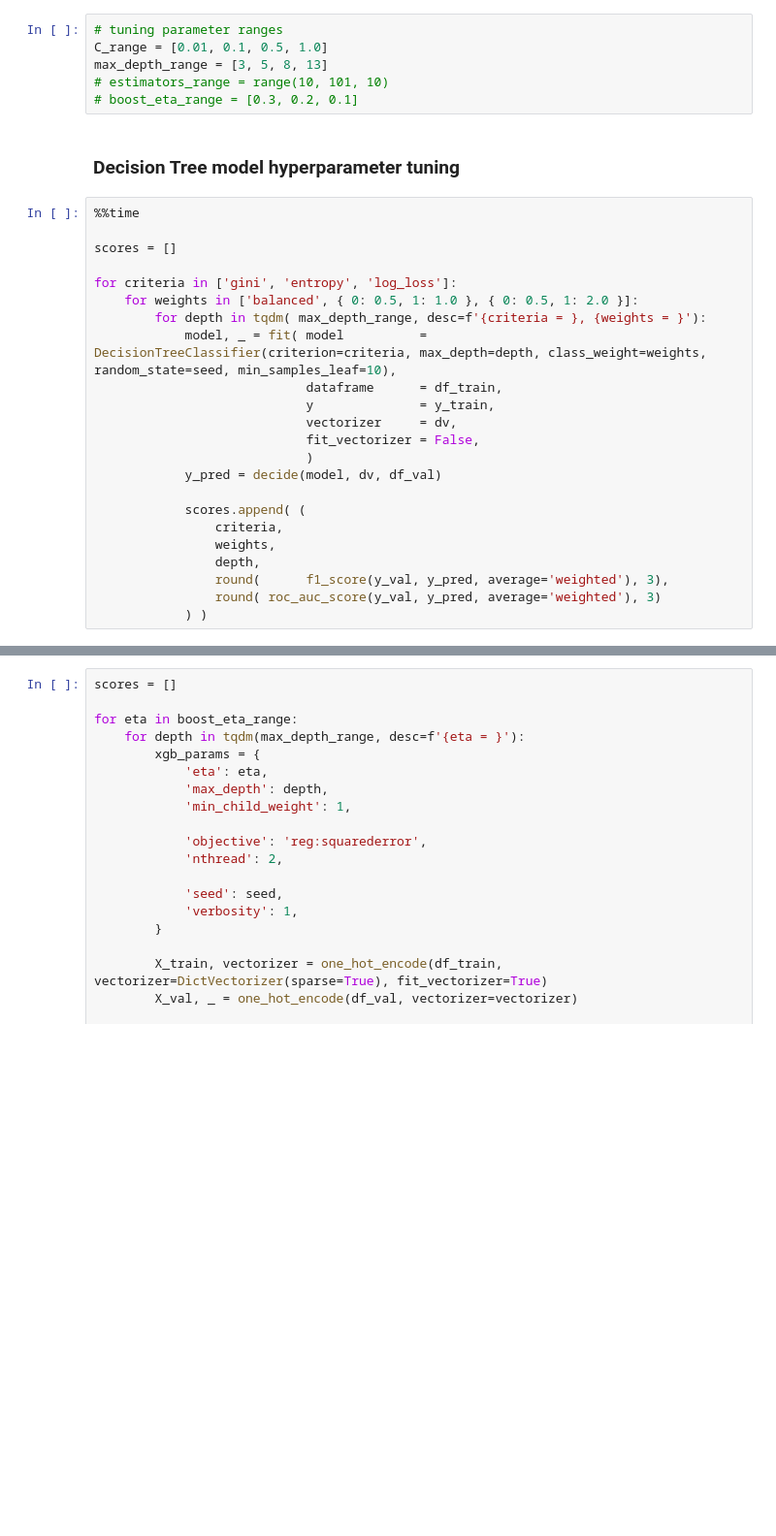
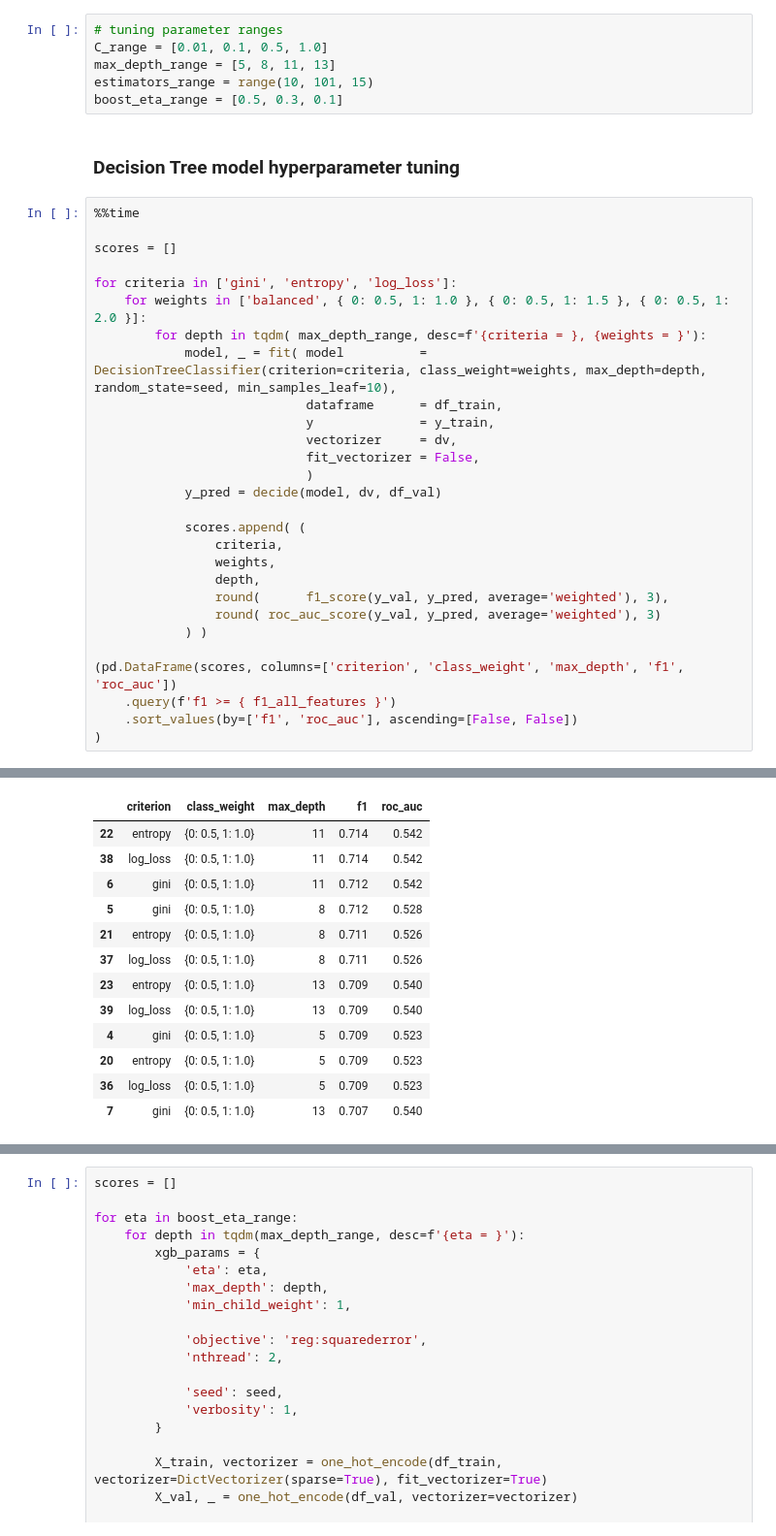
Before and after one commit to julrichkieffer/portfolio-data-science, a Jupyter notebook: 04 vehicle loan default/notebook.ipynb, the cells around one changed output, grey strips where cells are left out. Shown at 97% size. Drawn from its saved outputs; the diff is of its cells as text; blank space fills up the shorter version.

Commit message:
WIP Random Forest hyperparameter tuning

```diff
--- a/04 vehicle loan default/notebook.ipynb
+++ b/04 vehicle loan default/notebook.ipynb
@@ -1971,9 +1964,9 @@ Observation:
 # %%
 # tuning parameter ranges
 C_range = [0.01, 0.1, 0.5, 1.0]
-max_depth_range = [3, 5, 8, 13]
-# estimators_range = range(10, 101, 10)
-# boost_eta_range = [0.3, 0.2, 0.1]
+max_depth_range = [5, 8, 11, 13]
+estimators_range = range(10, 101, 15)
+boost_eta_range = [0.5, 0.3, 0.1]
 # %% [markdown]
 ### Decision Tree model hyperparameter tuning
 # %%
@@ -1982,9 +1975,9 @@ max_depth_range = [3, 5, 8, 13]
 scores = []
 
 for criteria in ['gini', 'entropy', 'log_loss']:
-    for weights in ['balanced', { 0: 0.5, 1: 1.0 }, { 0: 0.5, 1: 2.0 }]:
+    for weights in ['balanced', { 0: 0.5, 1: 1.0 }, { 0: 0.5, 1: 1.5 }, { 0: 0.5, 1: 2.0 }]:
         for depth in tqdm( max_depth_range, desc=f'{criteria = }, {weights = }'):
-            model, _ = fit( model          = DecisionTreeClassifier(criterion=criteria, max_depth=depth, class_weight=weights, random_state=seed, min_samples_leaf=10),
+            model, _ = fit( model          = DecisionTreeClassifier(criterion=criteria, class_weight=weights, max_depth=depth, random_state=seed, min_samples_leaf=10),
                             dataframe      = df_train,
                             y              = y_train,
                             vectorizer     = dv,
@@ -1999,3 +1992,9 @@ for criteria in ['gini', 'entropy', 'log_loss']:
                 round(      f1_score(y_val, y_pred, average='weighted'), 3),
                 round( roc_auc_score(y_val, y_pred, average='weighted'), 3)
             ) )
+
+(pd.DataFrame(scores, columns=['criterion', 'class_weight', 'max_depth', 'f1', 'roc_auc'])
+    .query(f'f1 >= { f1_all_features }')
+    .sort_values(by=['f1', 'roc_auc'], ascending=[False, False])
+)
+# %% [output]
@@ -2001,0 +2004,13 @@ for criteria in ['gini', 'entropy', 'log_loss']:
+|  | criterion | class_weight | max_depth | f1 | roc_auc |
+| 22 | entropy | {0: 0.5, 1: 1.0} | 11 | 0.714 | 0.542 |
+| 38 | log_loss | {0: 0.5, 1: 1.0} | 11 | 0.714 | 0.542 |
+| 6 | gini | {0: 0.5, 1: 1.0} | 11 | 0.712 | 0.542 |
+| 5 | gini | {0: 0.5, 1: 1.0} | 8 | 0.712 | 0.528 |
+| 21 | entropy | {0: 0.5, 1: 1.0} | 8 | 0.711 | 0.526 |
+| 37 | log_loss | {0: 0.5, 1: 1.0} | 8 | 0.711 | 0.526 |
+| 23 | entropy | {0: 0.5, 1: 1.0} | 13 | 0.709 | 0.540 |
+| 39 | log_loss | {0: 0.5, 1: 1.0} | 13 | 0.709 | 0.540 |
+| 4 | gini | {0: 0.5, 1: 1.0} | 5 | 0.709 | 0.523 |
+| 20 | entropy | {0: 0.5, 1: 1.0} | 5 | 0.709 | 0.523 |
+| 36 | log_loss | {0: 0.5, 1: 1.0} | 5 | 0.709 | 0.523 |
+| 7 | gini | {0: 0.5, 1: 1.0} | 13 | 0.707 | 0.540 |
```
Also changed, not shown: parts of 40 cells of this notebook.
